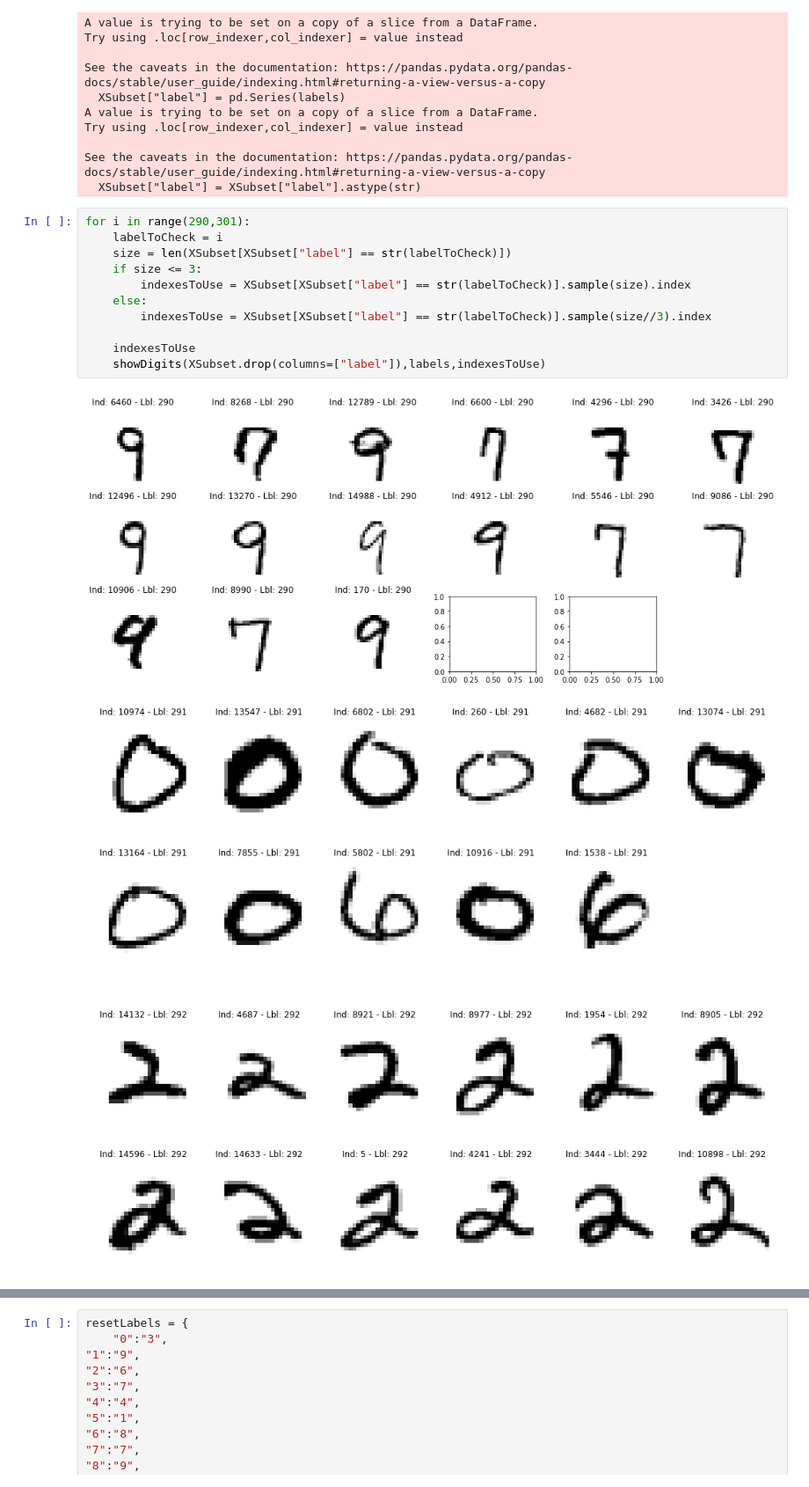
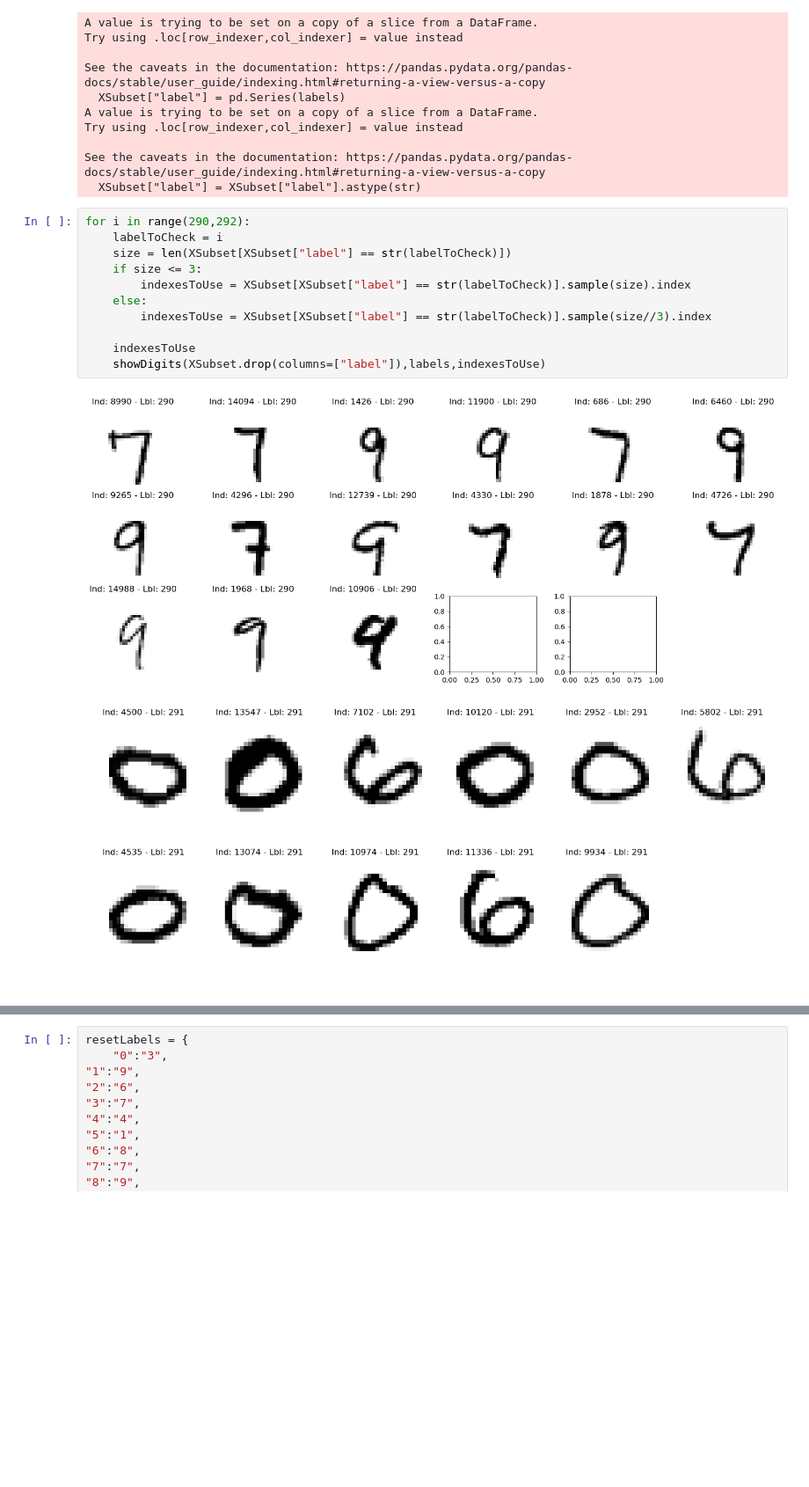
Before and after one commit to shaunmcgregor/ItML_Asn_3_Students, a Jupyter notebook: cluster_asn.ipynb, the cells around one changed output, grey strips where cells are left out. Shown at 88% size. Cells and saved outputs as stored; diff of their text form; blank space fills up the shorter version.

```diff
--- a/cluster_asn.ipynb
+++ b/cluster_asn.ipynb
@@ -154,17 +154,16 @@ Try using .loc[row_indexer,col_indexer] = value instead
 See the caveats in the documentation: https://pandas.pydata.org/pandas-docs/stable/user_guide/indexing.html#returning-a-view-versus-a-copy
   XSubset["label"] = XSubset["label"].astype(str)
 # %%
-for i in range(290,301):
+for i in range(290,292):
     labelToCheck = i
     size = len(XSubset[XSubset["label"] == str(labelToCheck)])
     if size <= 3:
         indexesToUse = XSubset[XSubset["label"] == str(labelToCheck)].sample(size).index
     else:
         indexesToUse = XSubset[XSubset["label"] == str(labelToCheck)].sample(size//3).index
 
     indexesToUse
     showDigits(XSubset.drop(columns=["label"]),labels,indexesToUse)
 # %% [output]
-[figure, old version]
+[figure, new version]
-[figure, old version]
+[figure, new version]
-[figure, removed]
```
Also changed, not shown: parts of 8 cells of this notebook.
